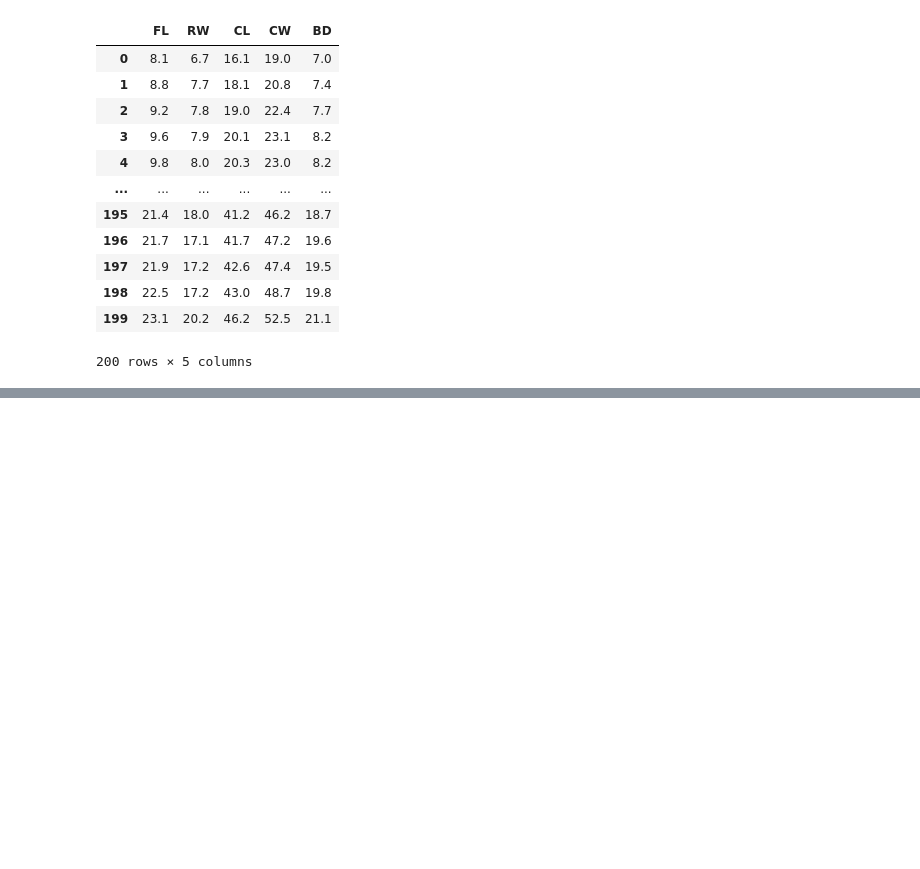
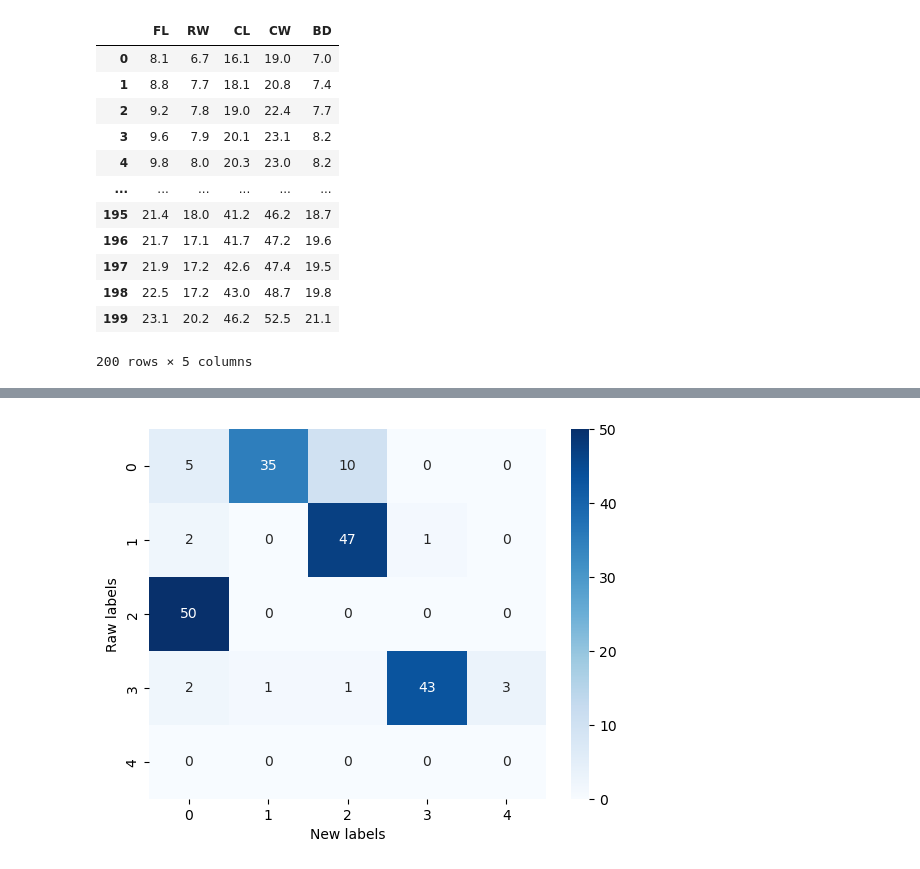
Before and after one commit to miaortizma/qosf24spring, a Jupyter notebook: minimization-algo_exploration.ipynb, the cells around one changed output, grey strips where cells are left out. Cells and saved outputs as stored; diff of their text form; code cells hidden in the pictures; blank space fills up the shorter version.

```diff
--- a/minimization-algo_exploration.ipynb
+++ b/minimization-algo_exploration.ipynb
@@ -310,0 +315,7 @@ plt.show()
+# %%
+cf_matrix = confusion_matrix(df_crabs['true_label'], df_crabs['recon_label'])
+ax= plt.subplot()
+sns.heatmap(cf_matrix, cmap='Blues', annot=True)
+ax.set_xlabel('New labels');ax.set_ylabel('Raw labels');
+# %% [output]
+[figure, added]
```
Also changed, not shown: parts of 8 cells of this notebook.
